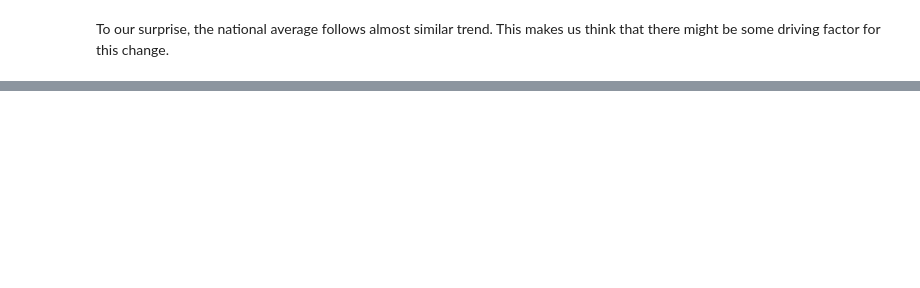
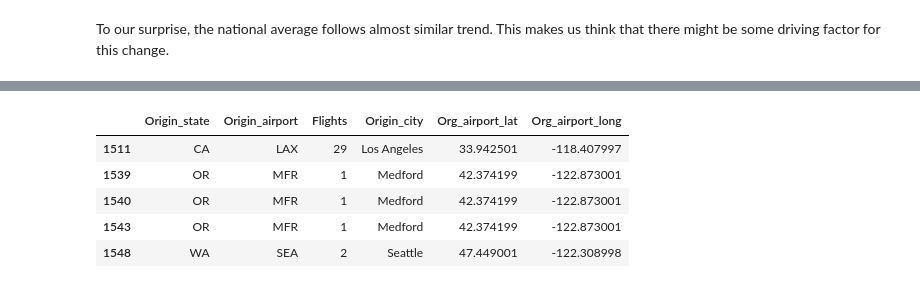
Before and after one commit to arpitaj5/USA_Airport_Data_Visualization, a Jupyter notebook: Alpha_stage.ipynb, the cells around one changed output, grey strips where cells are left out. Cells and saved outputs as stored; diff of their text form; code cells hidden in the pictures; blank space fills up the shorter version.

```diff
--- a/Alpha_stage.ipynb
+++ b/Alpha_stage.ipynb
@@ -185,0 +212,12 @@ To our surprise, the national average follows almost similar trend. This makes u
+# %%
+df = data[data['Fly_date'] == '2009-01-01'][['Origin_state', 'Origin_airport',\
+                                             'Flights', 'Origin_city', 'Org_airport_lat', 'Org_airport_long']]
+#groupby(['Origin_state', 'Origin_airport'])['Flights'].sum().reset_index()
+df.head()
+# %% [output]
+|  | Origin_state | Origin_airport | Flights | Origin_city | Org_airport_lat | Org_airport_long |
+| 1511 | CA | LAX | 29 | Los Angeles | 33.942501 | -118.407997 |
+| 1539 | OR | MFR | 1 | Medford | 42.374199 | -122.873001 |
+| 1540 | OR | MFR | 1 | Medford | 42.374199 | -122.873001 |
+| 1543 | OR | MFR | 1 | Medford | 42.374199 | -122.873001 |
+| 1548 | WA | SEA | 2 | Seattle | 47.449001 | -122.308998 |
```
Also changed, not shown: parts of 10 cells of this notebook.
